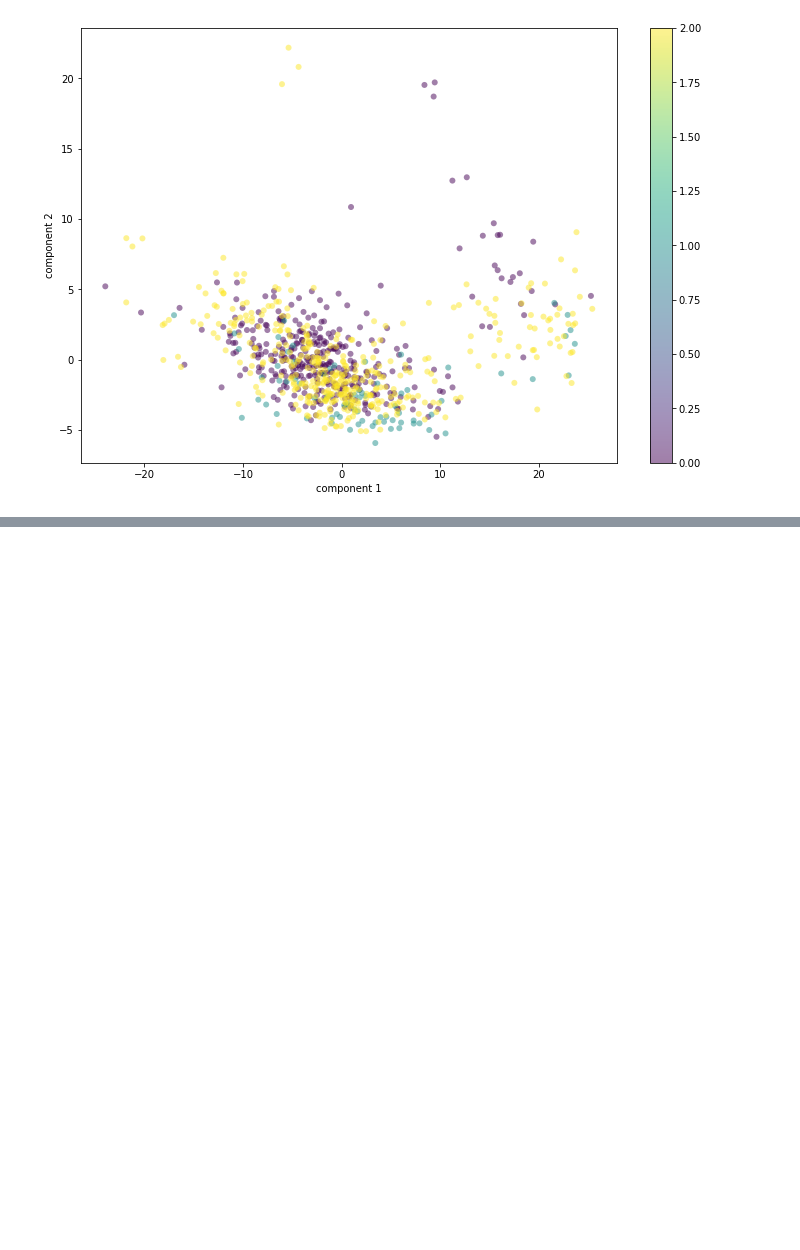
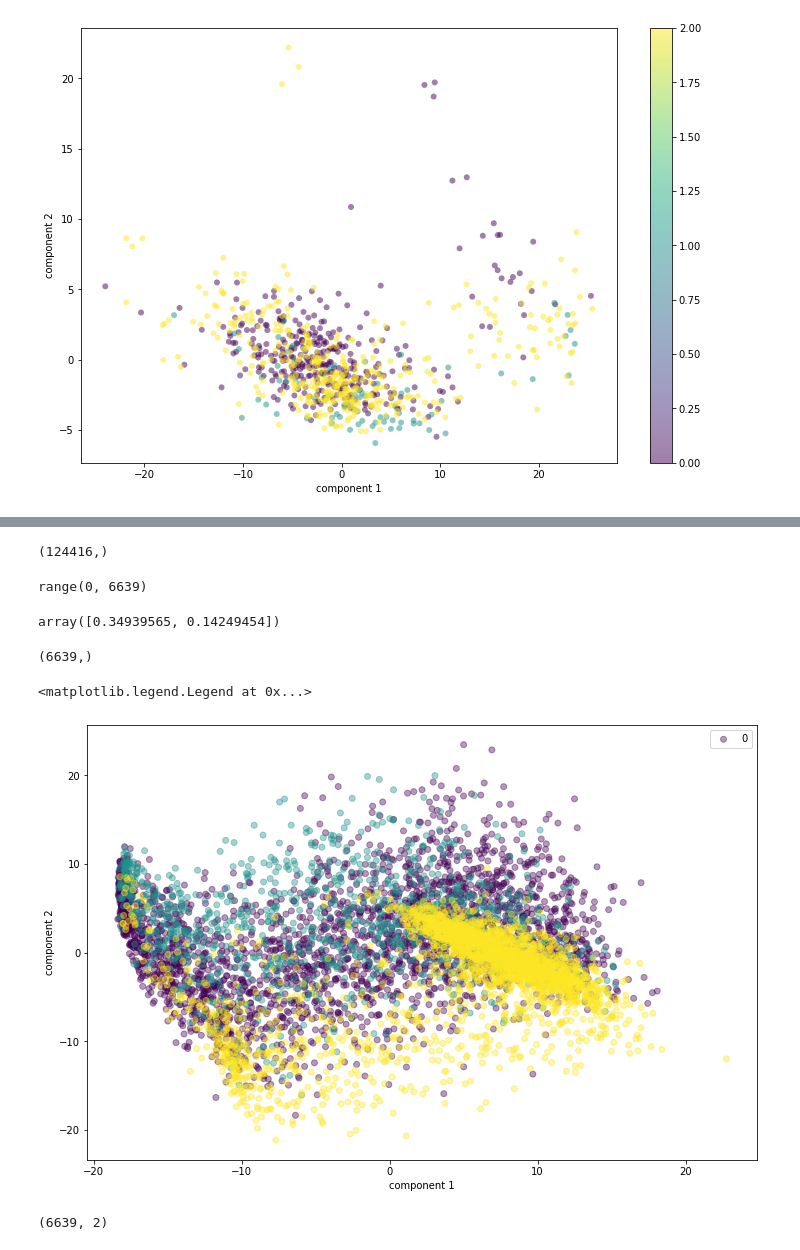
Before and after one commit to nicolasfacchinetti97/vocapra-apr-project, a Jupyter notebook: clustering.ipynb, the cells around one changed output, grey strips where cells are left out. Saved outputs shown, nothing was run; the diff lists cells and outputs as text; code cells hidden in the pictures; blank space fills up the shorter version.

```diff
--- a/clustering.ipynb
+++ b/clustering.ipynb
@@ -95,0 +159,46 @@ plt.colorbar();
+# %%
+np.shape(a.flatten())
+# %% [output]
+(124416,)
+# %%
+meta = pd.read_csv("processed_metadata.csv")
+interval = len(meta)
+range(interval)
+# %% [output]
+range(0, 6639)
+# %%
+converted_images = pd.DataFrame([])
+for num in tqdm_notebook(range(interval)):
+    # load and convert to greyscale
+    img = Image.open(f"img/{num}.png").resize((128,94)).convert('L')
+    # convert to numpy
+    img = np.asarray(img)
+    # normalize to
+    img = img / 255
+
+    spectogram = pd.Series(img.flatten(),name=num)
+    converted_images = converted_images.append(spectogram)
+# %%
+pca = PCA(n_components=2)
+principalComponents2 = pca.fit_transform(converted_images)
+pca.explained_variance_ratio_
+# %% [output]
+array([0.34939565, 0.14249454])
+# %%
+# Separating out the target
+y = meta['label']
+encoder = LabelEncoder()
+y = encoder.fit_transform(y)#Scaling the Feature columns
+np.shape(y)
+# %% [output]
+(6639,)
+# %%
+plt.figure(figsize = (12,8))
+plt.scatter(principalComponents2[:, 0], principalComponents2[:, 1], c=y, alpha=0.4)
+plt.xlabel('component 1')
+plt.ylabel('component 2')
+targets = [0,1,2]
+plt.legend(targets)
+# %% [output]
+<matplotlib.legend.Legend at 0x...>
+[figure, added]
@@ -95,0 +207,4 @@ plt.colorbar();
+# %%
+np.shape(a)
+# %% [output]
+(6639, 2)
```
Also changed, not shown: parts of 37 cells of this notebook, 4 other files.
